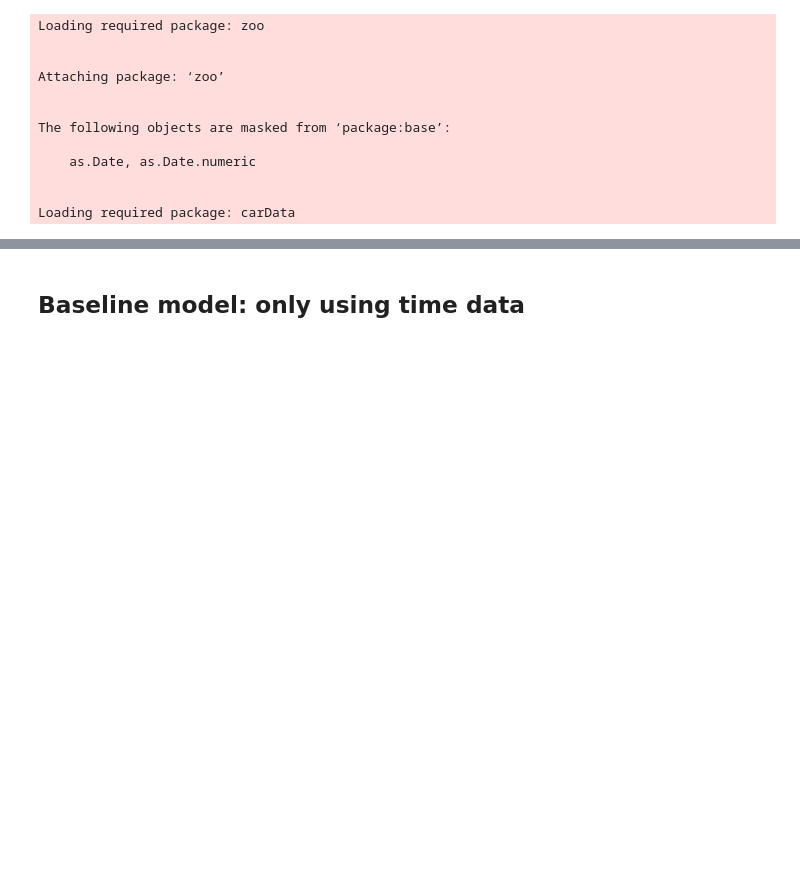
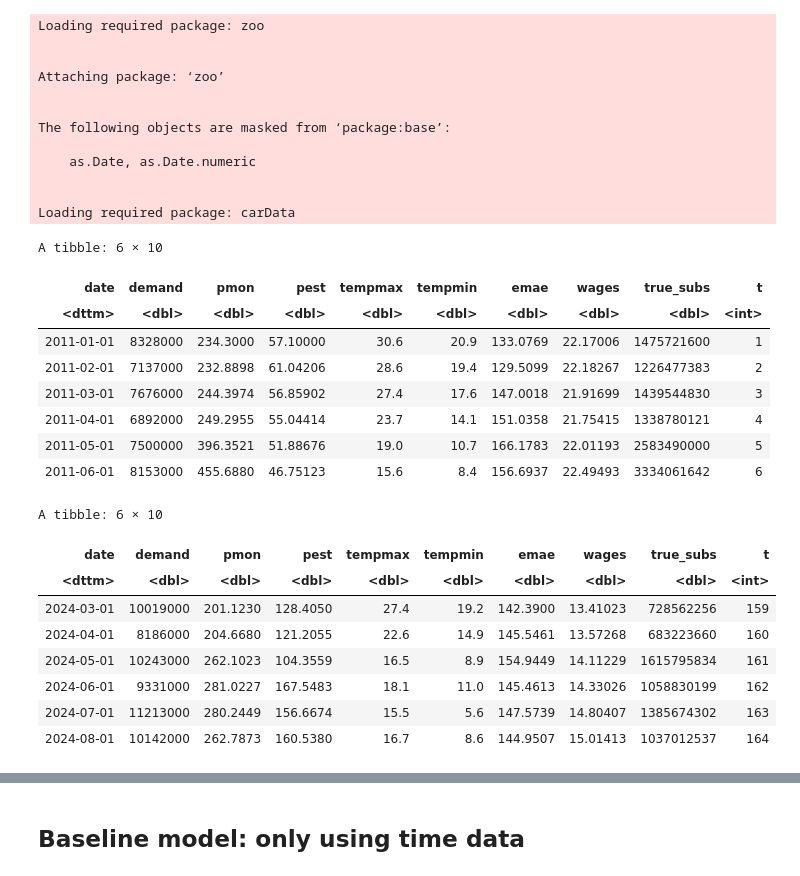
Before and after one commit to jpoletti/elec-demand-arg, a Jupyter notebook: models.ipynb, the cells around one changed output, grey strips where cells are left out. Drawn from its saved outputs; the diff is of its cells as text; code cells hidden in the pictures; blank space fills up the shorter version.

```diff
--- a/models.ipynb
+++ b/models.ipynb
@@ -41,6 +42,31 @@ data$demand <- data$demand * 1000
 
 # Calculating the subsidies required
 data$true_subs <- (data$pmon - data$pest) * data$demand
+# %%
+# Adding the necessary transforms for the models
+data$t = seq.int(nrow(data))
+
+head(data)
+tail(data)
+# %% [output]
+A tibble: 6 × 10
+| date | demand | pmon | pest | tempmax | tempmin | emae | wages | true_subs | t |
+| <dttm> | <dbl> | <dbl> | <dbl> | <dbl> | <dbl> | <dbl> | <dbl> | <dbl> | <int> |
+| 2011-01-01 | 8328000 | 234.3000 | 57.10000 | 30.6 | 20.9 | 133.0769 | 22.17006 | 1475721600 | 1 |
+| 2011-02-01 | 7137000 | 232.8898 | 61.04206 | 28.6 | 19.4 | 129.5099 | 22.18267 | 1226477383 | 2 |
+| 2011-03-01 | 7676000 | 244.3974 | 56.85902 | 27.4 | 17.6 | 147.0018 | 21.91699 | 1439544830 | 3 |
+| 2011-04-01 | 6892000 | 249.2955 | 55.04414 | 23.7 | 14.1 | 151.0358 | 21.75415 | 1338780121 | 4 |
+| 2011-05-01 | 7500000 | 396.3521 | 51.88676 | 19.0 | 10.7 | 166.1783 | 22.01193 | 2583490000 | 5 |
+| 2011-06-01 | 8153000 | 455.6880 | 46.75123 | 15.6 | 8.4 | 156.6937 | 22.49493 | 3334061642 | 6 |
+A tibble: 6 × 10
+| date | demand | pmon | pest | tempmax | tempmin | emae | wages | true_subs | t |
+| <dttm> | <dbl> | <dbl> | <dbl> | <dbl> | <dbl> | <dbl> | <dbl> | <dbl> | <int> |
+| 2024-03-01 | 10019000 | 201.1230 | 128.4050 | 27.4 | 19.2 | 142.3900 | 13.41023 | 728562256 | 159 |
+| 2024-04-01 | 8186000 | 204.6680 | 121.2055 | 22.6 | 14.9 | 145.5461 | 13.57268 | 683223660 | 160 |
+| 2024-05-01 | 10243000 | 262.1023 | 104.3559 | 16.5 | 8.9 | 154.9449 | 14.11229 | 1615795834 | 161 |
+| 2024-06-01 | 9331000 | 281.0227 | 167.5483 | 18.1 | 11.0 | 145.4613 | 14.33026 | 1058830199 | 162 |
+| 2024-07-01 | 11213000 | 280.2449 | 156.6674 | 15.5 | 5.6 | 147.5739 | 14.80407 | 1385674302 | 163 |
+| 2024-08-01 | 10142000 | 262.7873 | 160.5380 | 16.7 | 8.6 | 144.9507 | 15.01413 | 1037012537 | 164 |
 # %%
 # Splitting the in-sample data and the out-of-sample data
 new_data <- data[data['date'] > '2022-12-01', ]
```
Also changed, not shown: parts of 13 cells of this notebook.
